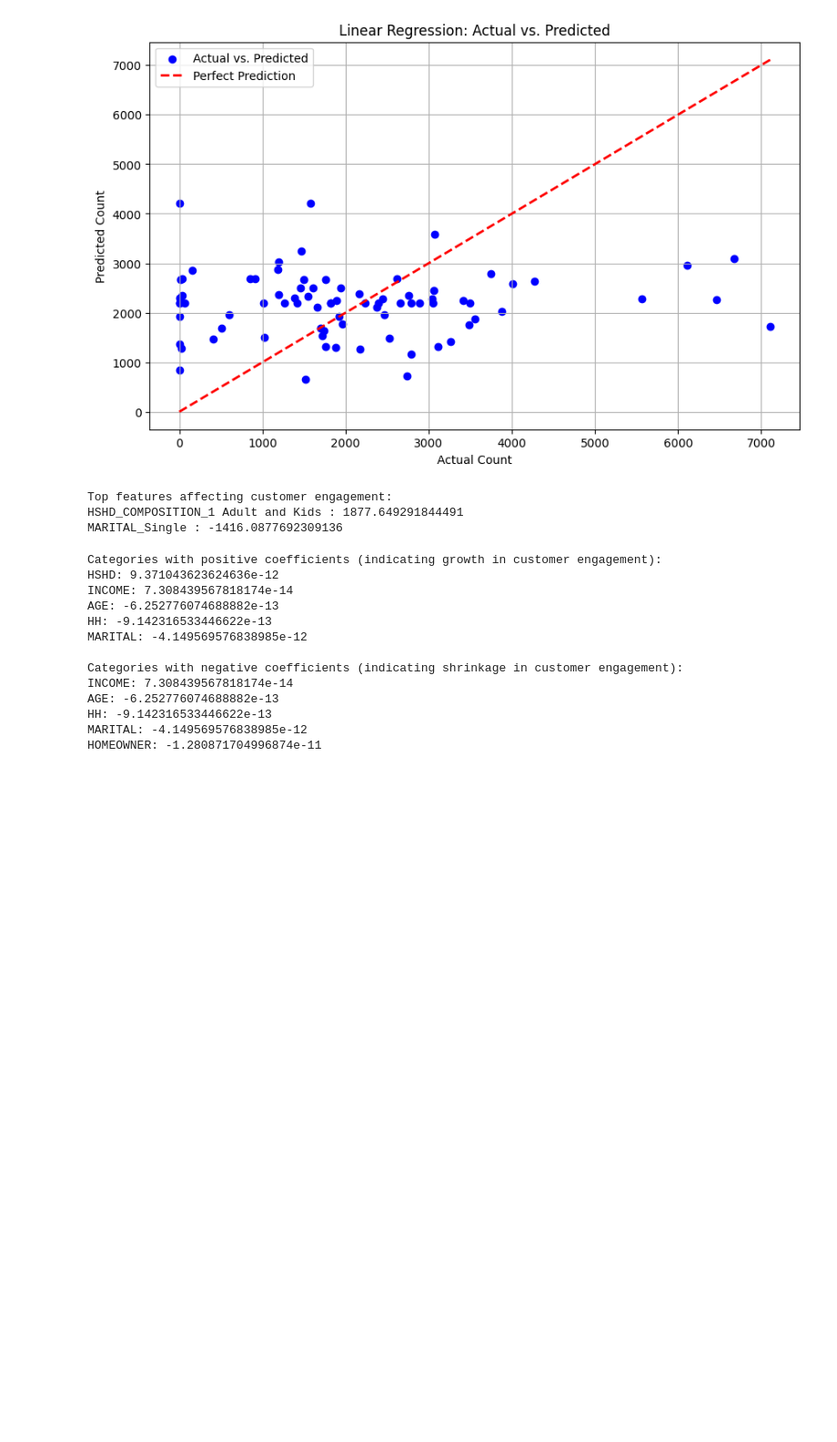
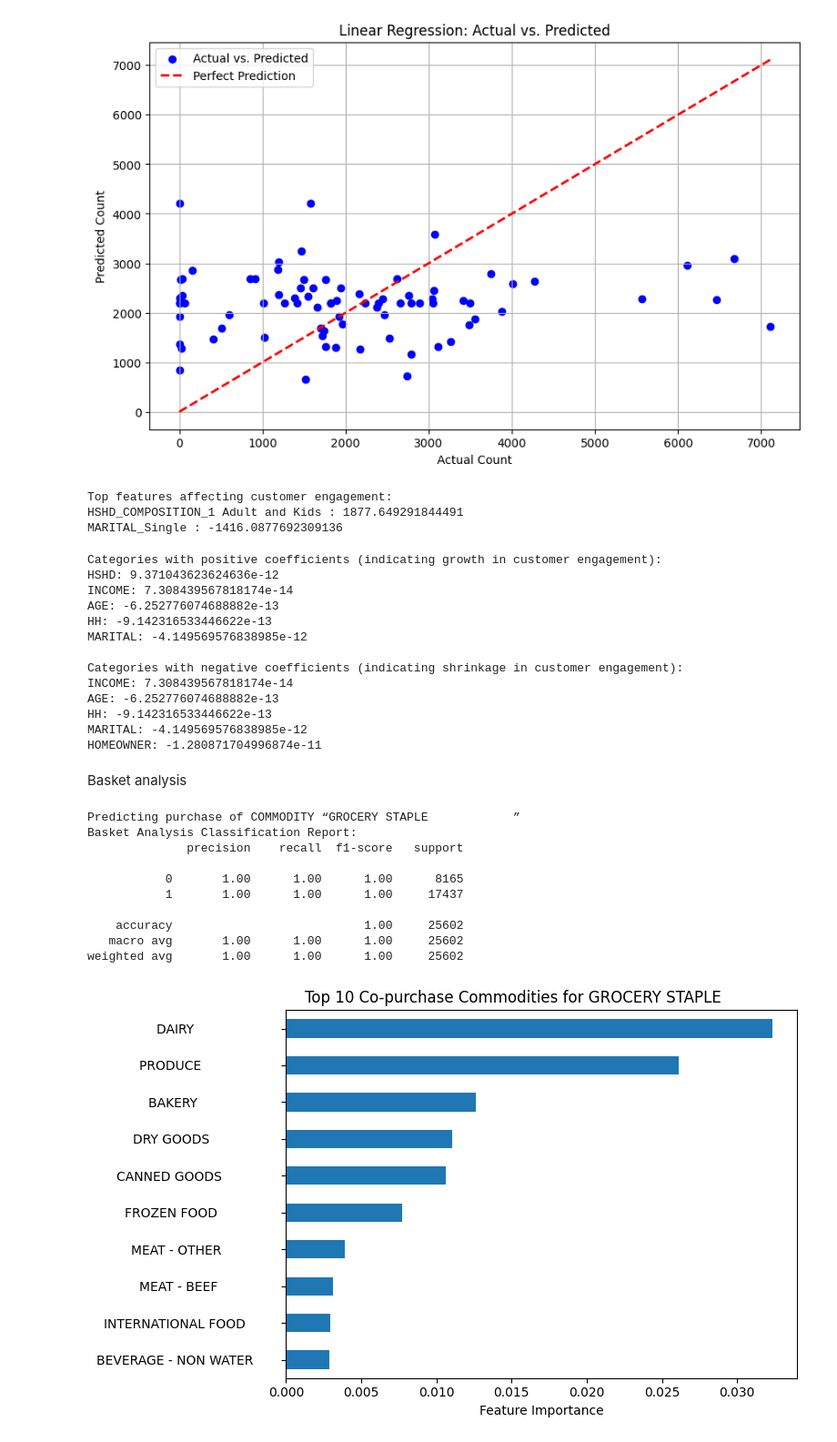
Before and after one commit to Prajapdh/CloudComputingFinalProject, a Jupyter notebook: FInalProjectLinearReg.ipynb, the cells around one changed output. Shown at 91% size. Cells and saved outputs as stored; diff of their text form; code cells hidden in the pictures; blank space fills up the shorter version.

```diff
--- a/FInalProjectLinearReg.ipynb
+++ b/FInalProjectLinearReg.ipynb
@@ -212,3 +210,81 @@ AGE: -6.252776074688882e-13
 HH: -9.142316533446622e-13
 MARITAL: -4.149569576838985e-12
 HOMEOWNER: -1.280871704996874e-11
+# %% [markdown]
+Basket analysis
+# %%
+import pandas as pd
+from sklearn.preprocessing import MultiLabelBinarizer
+from sklearn.ensemble import RandomForestClassifier
+from sklearn.model_selection import train_test_split
+from sklearn.metrics import classification_report
+
+import matplotlib.pyplot as plt
+
+# 3.1 Load your transactions data
+data_dir = './8451_The_Complete_Journey_2_Sample-2-1/8451_The_Complete_Journey_2_Sample-2'
+tx = pd.read_csv(f'{data_dir}/400_transactions.csv')
+tx.columns = tx.columns.str.strip()
+prod = pd.read_csv(f'{data_dir}/400_products.csv')
+prod.columns = prod.columns.str.strip()
+
+# 3.2 Merge so each transaction has a COMMODITY label
+tx = tx.merge(prod[['PRODUCT_NUM', 'COMMODITY']], on='PRODUCT_NUM', how='left')
+
+# 3.3 Build baskets of commodities
+baskets = tx.groupby('BASKET_NUM')['COMMODITY'].apply(list)
+
+# 3.4 One-hot encode commodity baskets (dense ≈ 85k×42 → ~27 MB)
+mlb = MultiLabelBinarizer()
+X = mlb.fit_transform(baskets)
+
+# 3.5 Pick the most-common commodity as the target
+target_comm = tx['COMMODITY'].value_counts().idxmax()
+print(f"Predicting purchase of COMMODITY “{target_comm}”")
+
+# 3.6 Build labels & drop empty baskets
+y = baskets.apply(lambda items: int(target_comm in items)).values
+nonempty = X.sum(axis=1) > 0
+X, y = X[nonempty], y[nonempty]
+
+# 3.7 Split into train/test
+X_train, X_test, y_train, y_test = train_test_split(
+    X, y, test_size=0.3, random_state=42
+)
+
+# 3.8 Train a lean Random Forest
+rf = RandomForestClassifier(
+    n_estimators=30,
+    max_features='sqrt',
+    n_jobs=-1,
+    random_state=42
+)
+rf.fit(X_train, y_train)
+y_pred = rf.predict(X_test)
+
+# 3.9 Evaluate
+print("Basket Analysis Classification Report:")
+print(classification_report(y_test, y_pred))
+
+# 3.10 Plot top-10 commodity co-purchase predictors (excluding the target)
+importances = pd.Series(rf.feature_importances_, index=mlb.classes_)
+importances = importances.drop(target_comm).nlargest(10)
+
+plt.figure(figsize=(8, 5))
+importances.sort_values().plot.barh()
+plt.title(f"Top 10 Co-purchase Commodities for {target_comm}")
+plt.xlabel("Feature Importance")
+plt.tight_layout()
+plt.show()
+# %% [output]
+Predicting purchase of COMMODITY “GROCERY STAPLE            ”
+Basket Analysis Classification Report:
+              precision    recall  f1-score   support
+
+           0       1.00      1.00      1.00      8165
+           1       1.00      1.00      1.00     17437
+
+    accuracy                           1.00     25602
+   macro avg       1.00      1.00      1.00     25602
+weighted avg       1.00      1.00      1.00     25602
+[figure, added]
```
Also changed, not shown: parts of 3 cells of this notebook, 2 other files.
